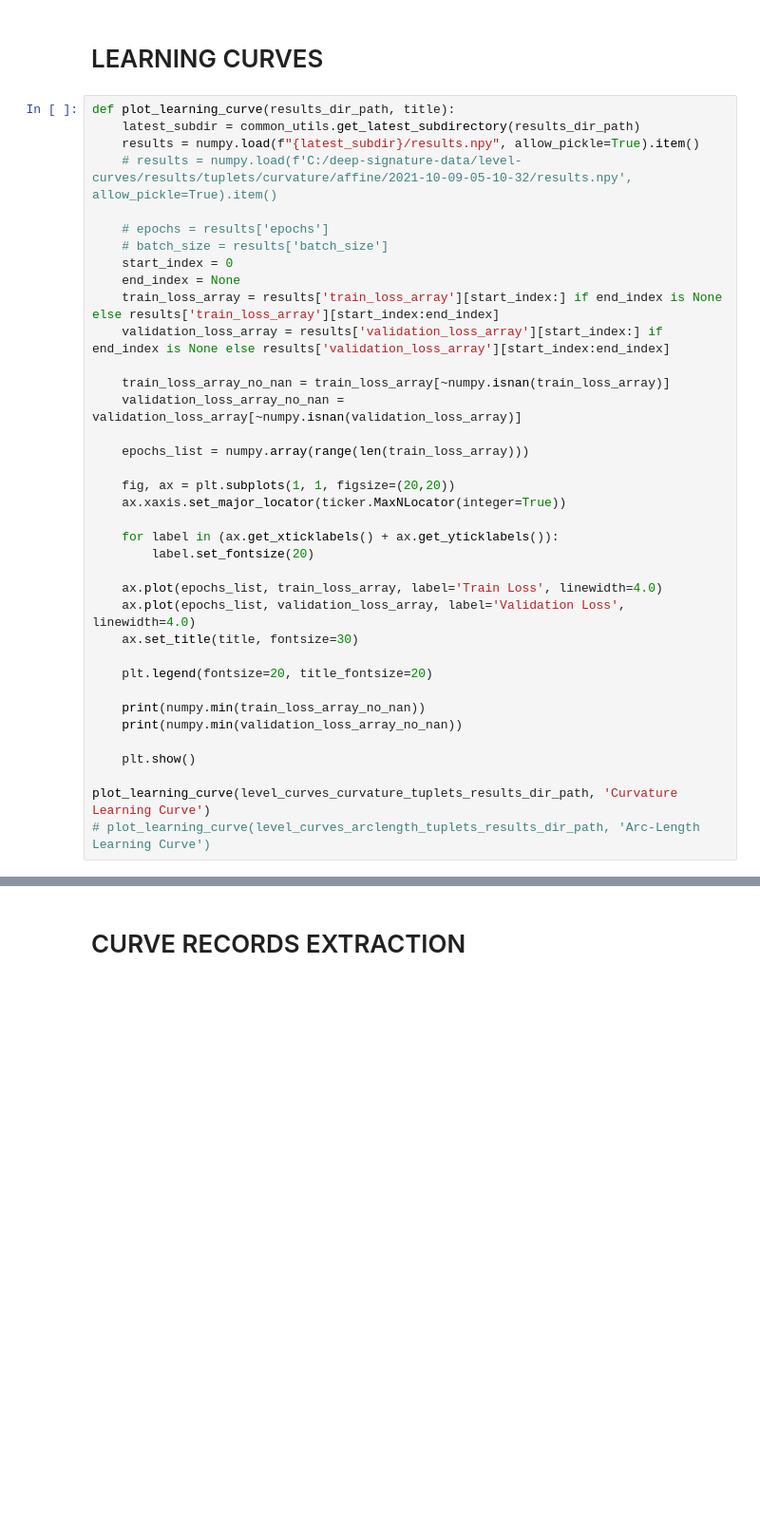
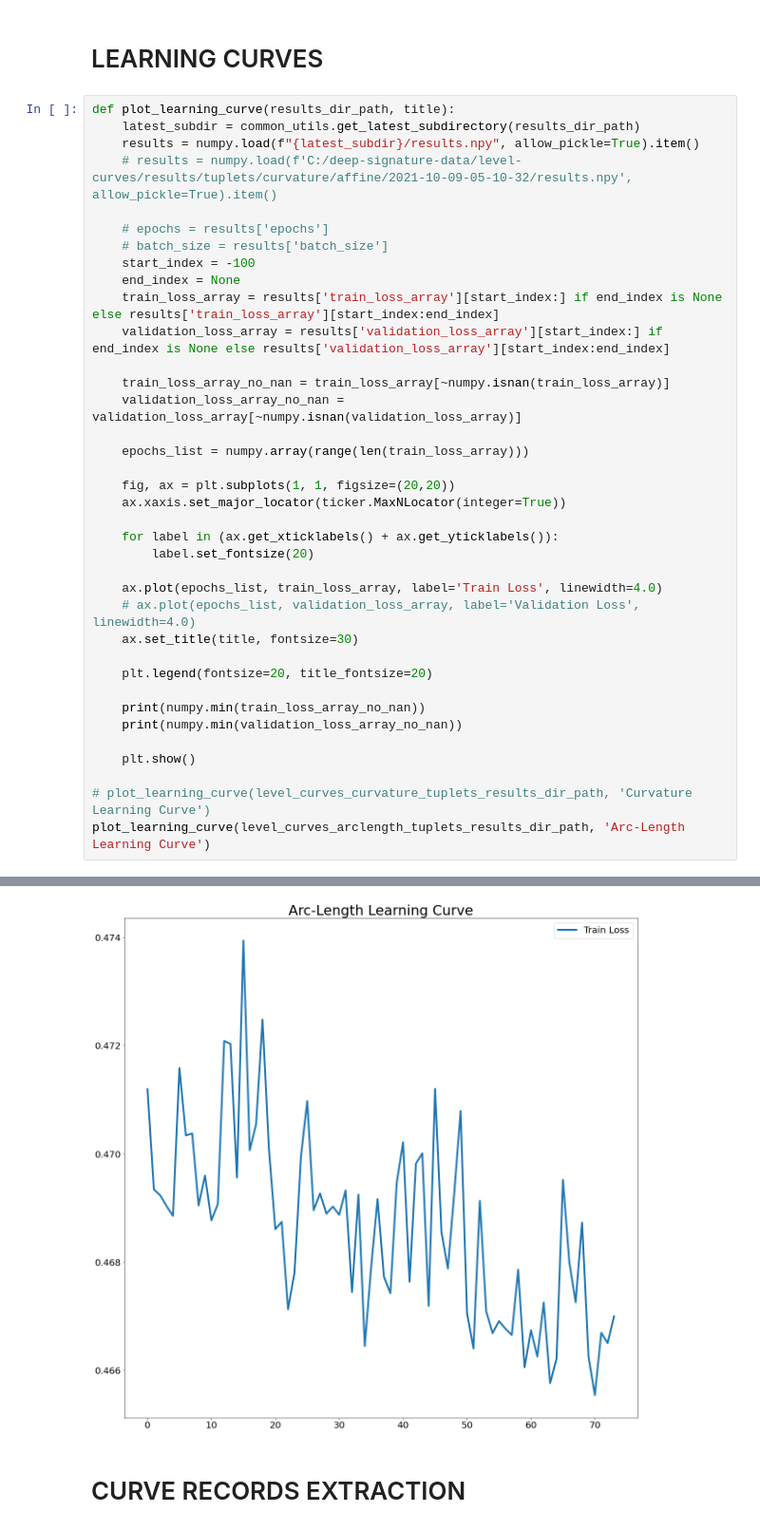
Before and after one commit to royvelich/deep-signature, a Jupyter notebook: notebooks/level_curves/evaluate_metrics.ipynb, the cells around one changed output, grey strips where cells are left out. Shown at 95% size. Saved outputs shown, nothing was run; the diff lists cells and outputs as text; blank space fills up the shorter version.

```diff
--- a/notebooks/level_curves/evaluate_metrics.ipynb
+++ b/notebooks/level_curves/evaluate_metrics.ipynb
@@ -84,7 +84,7 @@ def plot_learning_curve(results_dir_path, title):
 
     # epochs = results['epochs']
     # batch_size = results['batch_size']
-    start_index = 0
+    start_index = -100
     end_index = None
     train_loss_array = results['train_loss_array'][start_index:] if end_index is None else results['train_loss_array'][start_index:end_index]
     validation_loss_array = results['validation_loss_array'][start_index:] if end_index is None else results['validation_loss_array'][start_index:end_index]
@@ -101,7 +101,7 @@ def plot_learning_curve(results_dir_path, title):
         label.set_fontsize(20)
 
     ax.plot(epochs_list, train_loss_array, label='Train Loss', linewidth=4.0)
-    ax.plot(epochs_list, validation_loss_array, label='Validation Loss', linewidth=4.0)
+    # ax.plot(epochs_list, validation_loss_array, label='Validation Loss', linewidth=4.0)
     ax.set_title(title, fontsize=30)
 
     plt.legend(fontsize=20, title_fontsize=20)
@@ -111,5 +111,6 @@ def plot_learning_curve(results_dir_path, title):
 
     plt.show()
 
-plot_learning_curve(level_curves_curvature_tuplets_results_dir_path, 'Curvature Learning Curve')
-# plot_learning_curve(level_curves_arclength_tuplets_results_dir_path, 'Arc-Length Learning Curve')
+# plot_learning_curve(level_curves_curvature_tuplets_results_dir_path, 'Curvature Learning Curve')
+plot_learning_curve(level_curves_arclength_tuplets_results_dir_path, 'Arc-Length Learning Curve')
+# %% [output]
@@ -116,3 +119,4 @@ plot_learning_curve(level_curves_curvature_tuplets_results_dir_path, 'Curvature
+[figure, added]
 # %% [markdown]
   # CURVE RECORDS EXTRACTION
 # %%
```
Also changed, not shown: parts of 2 cells of this notebook, 28 other files.
